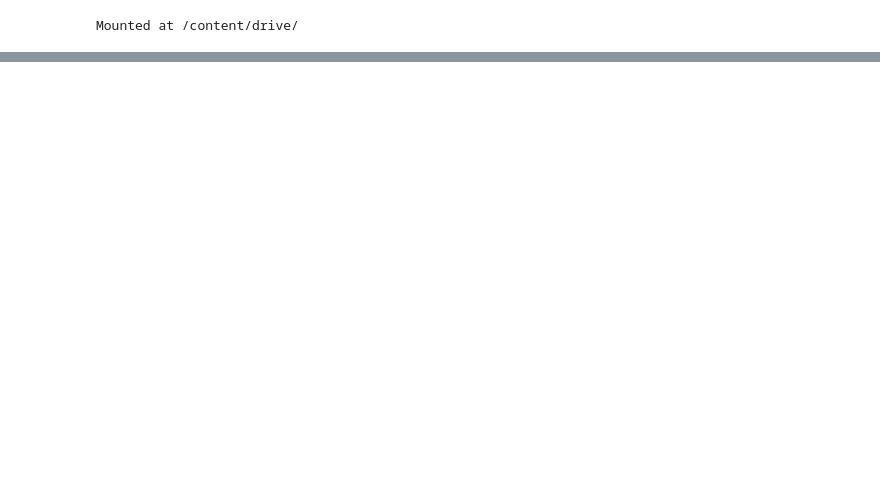
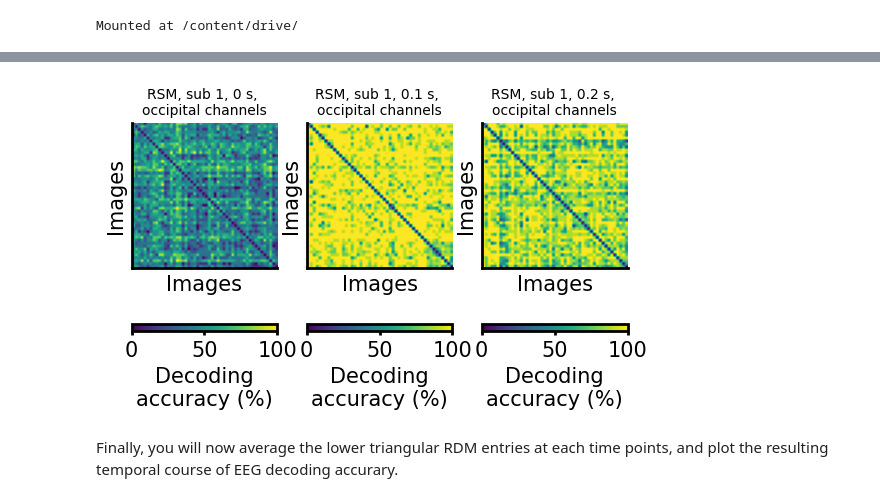
Before and after one commit to gifale95/NED, a Jupyter notebook: tutorials/ned_eeg_tutorial.ipynb, the cells around one changed output, grey strips where cells are left out. Saved outputs shown, nothing was run; the diff lists cells and outputs as text; code cells hidden in the pictures; blank space fills up the shorter version.

```diff
--- a/tutorials/ned_eeg_tutorial.ipynb
+++ b/tutorials/ned_eeg_tutorial.ipynb
@@ -472,0 +882,20 @@ plt.title(title, fontsize=fontsize);
+# %%
+# Choose the EEG channels to keep
+kept_channels = "occipital" # @param ["occipital", "parietal", "temporal", "central", "frontal", "all"] {allow-input: true}
+
+# Channels selection
+if kept_channels != 'all':
+	ch_names_kept = []
+	idx_ch = []
+	for c, chan in enumerate(insilico_eeg_metadata['eeg']['ch_names']):
+		if kept_channels[0].upper() in chan:
+			ch_names_kept.append(chan)
+			idx_ch.append(c)
+	idx_ch = np.asarray(idx_ch)
+elif kept_channels == 'all':
+	ch_names_kept = insilico_eeg_metadata['eeg']['ch_names']
+	idx_ch = np.arange(0, len(insilico_eeg_metadata['eeg']['ch_names']))
+
+print('\nKept EEG channels:')
+for c, chan in enumerate(ch_names_kept):
+    print(c, chan)
@@ -472,0 +995,47 @@ plt.title(title, fontsize=fontsize);
+# %%
+# Get the EEG time points
+times = np.round(insilico_eeg_metadata['eeg']['times'], decimals=3)
+plot_times = [0, 0.1, 0.2]
+
+# Plot parameters
+fontsize = 15
+matplotlib.rcParams['font.sans-serif'] = 'DejaVu Sans'
+matplotlib.rcParams['font.size'] = fontsize
+plt.rc('xtick', labelsize=fontsize)
+plt.rc('ytick', labelsize=fontsize)
+matplotlib.rcParams['axes.linewidth'] = 2
+matplotlib.rcParams['xtick.major.width'] = 2
+matplotlib.rcParams['xtick.major.size'] = 3
+matplotlib.rcParams['ytick.major.width'] = 2
+matplotlib.rcParams['ytick.major.size'] = 3
+matplotlib.rcParams['axes.spines.left'] = True
+matplotlib.rcParams['axes.spines.bottom'] = True
+matplotlib.rcParams['axes.spines.right'] = False
+matplotlib.rcParams['axes.spines.top'] = False
+matplotlib.rcParams['lines.markersize'] = 3
+
+# Initialize the figure
+fig, axs = plt.subplots(1, 3, sharex=True, sharey=True)
+axs = np.reshape(axs, (-1))
+
+# Plot the pairwise decoding RSMs
+for t in range(len(axs)):
+    # Select the time point of interest
+    idx_time = np.where(times == plot_times[t])[0][0]
+    # Plot the RSMs
+    img = axs[t].imshow(pairwise_decoding[:,:,idx_time]*100, aspect='equal')
+    plt.colorbar(img, label='Decoding\naccuracy (%)', fraction=0.025, ax=axs[t],
+        orientation='horizontal')
+    # Plot parameters
+    axs[t].set_xlabel('Images', fontsize=fontsize)
+    axs[t].set_ylabel('Images', fontsize=fontsize)
+    plt.gca().set_xticks([])
+    plt.gca().set_yticks([])
+    title = 'RSM, ' + str(plot_times[t])
+    title = 'RSM, sub ' +str(subject) + ', ' + str(plot_times[t]) + ' s, \n' + \
+        kept_channels + ' channels'
+    axs[t].set_title(title, fontsize=10)
+# %% [output]
+[figure, added]
+# %% [markdown]
+Finally, you will now average the lower triangular RDM entries at each time points, and plot the resulting temporal course of EEG decoding accurary.
```
Also changed, not shown: parts of 95 cells of this notebook.
